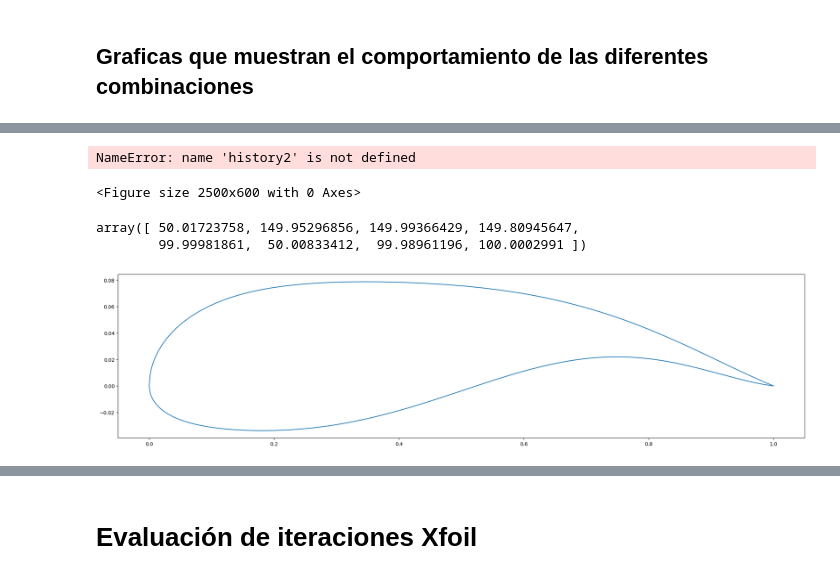
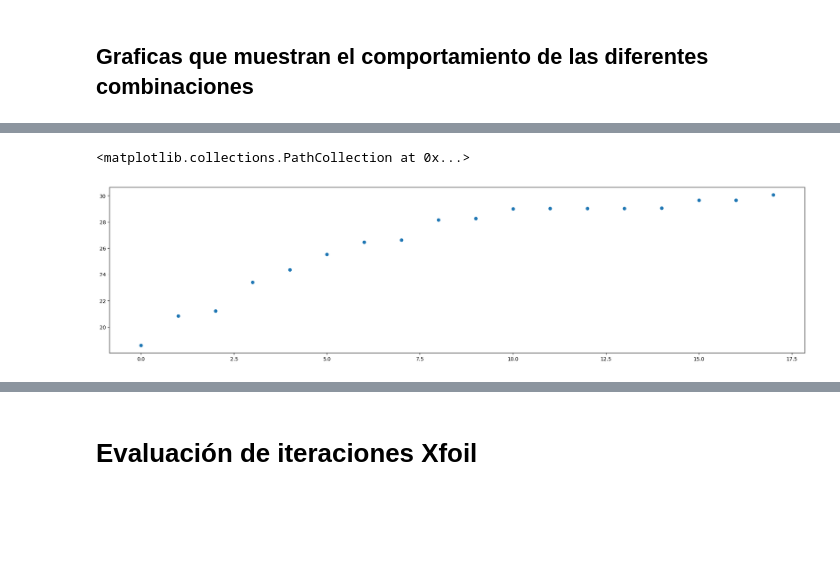
Before and after one commit to Kijoselo/opt_air, a Jupyter notebook: Eficiencia de todas las combinaciones.ipynb, the cells around one changed output, grey strips where cells are left out. Saved outputs shown, nothing was run; the diff lists cells and outputs as text; code cells hidden in the pictures; blank space fills up the shorter version.

```diff
--- a/Eficiencia de todas las combinaciones.ipynb
+++ b/Eficiencia de todas las combinaciones.ipynb
@@ -635,11 +675,6 @@ print(history2)
 # %%
 plt.figure(figsize=(25,6))
-plt.plot(history2)
+plt.scatter(range(0,len(history2)),history2)
 # %% [output]
-NameError: name 'history2' is not defined
+<matplotlib.collections.PathCollection at 0x...>
-<Figure size 2500x600 with 0 Axes>
+[figure, added]
-# %%
-maxim.x
-# %% [output]
-array([ 50.01723758, 149.95296856, 149.99366429, 149.80945647,
-        99.99981861,  50.00833412,  99.98961196, 100.0002991 ])
@@ -648,5 +680,0 @@ run_simulation(95.40293966,  69.33806829,  62.23350334, 108.329548  ,        26.
-# %%
-plt.figure(figsize=(25,6))
-plot_combi(50.01453633, 149.98722677, 149.98587464, 148.99955308,        99.99078072,  50.01799074,  99.99763749, 100.00440575)
-# %% [output]
-[figure, removed]
```
Also changed, not shown: parts of 36 cells of this notebook.
